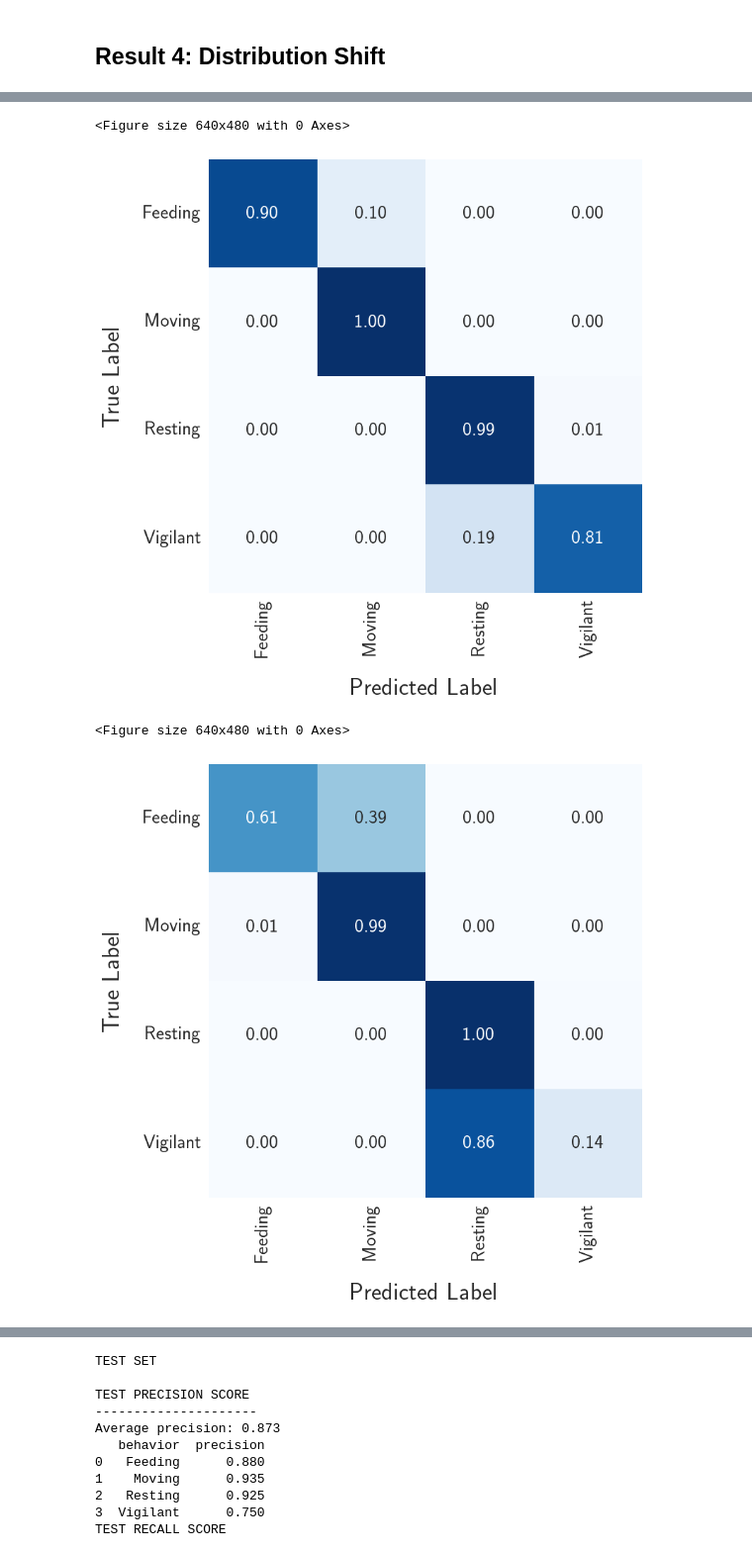
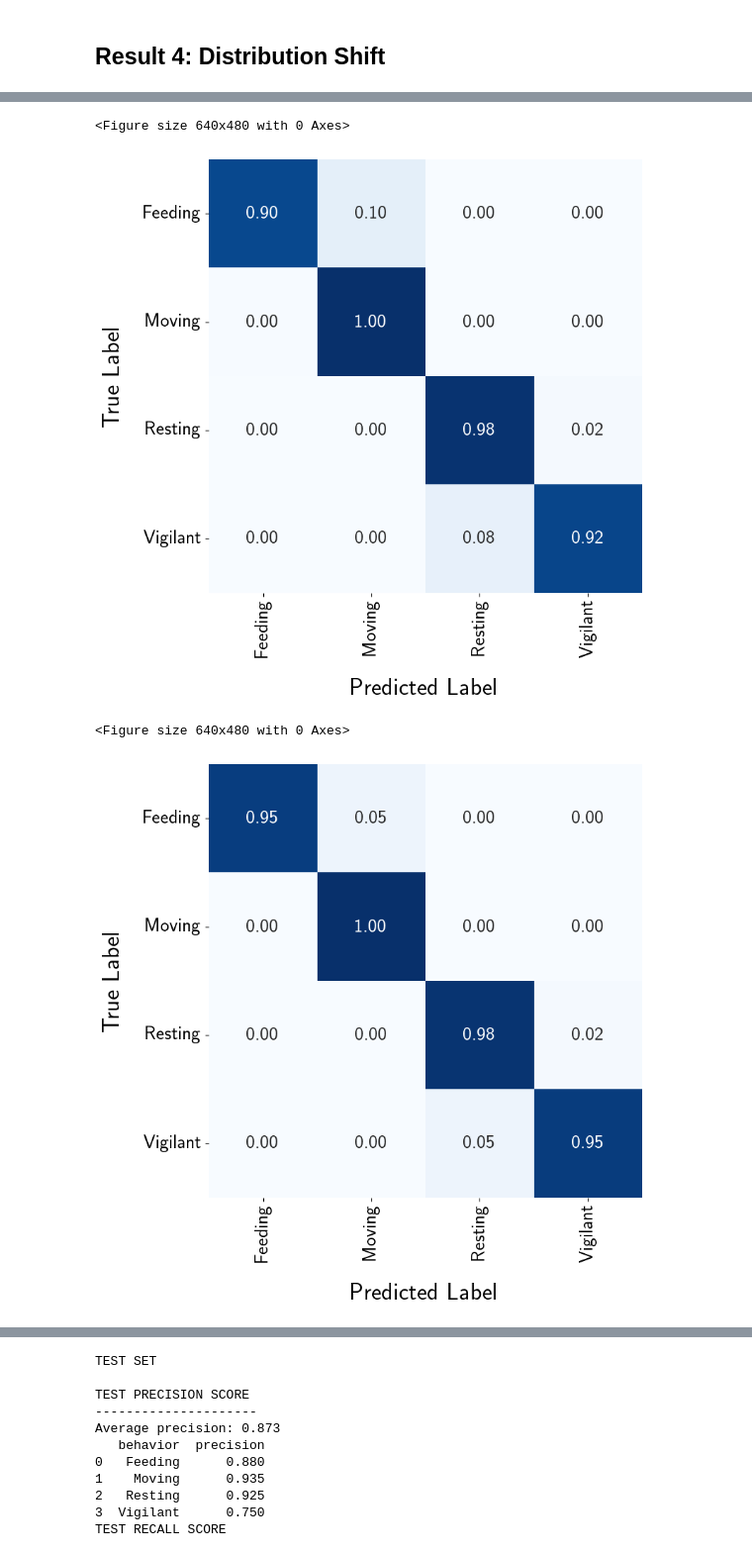
Before and after one commit to medhaaga/AWD-Biologging, a Jupyter notebook: notebooks/results.ipynb, the cells around one changed output, grey strips where cells are left out. Shown at 99% size. Cells and saved outputs as stored; diff of their text form; code cells hidden in the pictures.

Commit message:
distribution shift sim

```diff
--- a/notebooks/results.ipynb
+++ b/notebooks/results.ipynb
@@ -930,5 +1025,10 @@ args = Arguments(
     train_test_split=0.2, train_val_split=0.2, padding='repeat', theta=0.0,
     filter_type='high', cutoff_frequency=0, cutoff_order=5, normalization=0,
     match=0, min_duration=1.0, n_CNNlayers=5, n_channels=16, kernel_size=5,
-    learning_rate=0.0001, weight_decay=0.0001, num_epochs=200, alpha=0.05, verbose=0
+    learning_rate=0.0001, weight_decay=0.0001, num_epochs=100, alpha=0.05, verbose=0
 )
+
+args.experiment_name = 'test_interyear'
+args.theta= 0.8
+
+train_filter_profile, test_filter_profile = utils_data.get_exp_filter_profiles(args.experiment_name)
@@ -985,6 +1035,19 @@ Test:    (500, 3, 480)   (500,)
 # %%
-import torch.nn as nn
-import torch.optim as optim
+# train the CNN model on a fixed train set
+
+test_data_constants = get_test_data_constants(train_data_constants, 0.0)
+
+# train and test set
+X_train, y_train = generate_dataset(train_data_constants, train_class_dist, window_length, n_train, wrong_behavior=False, wrong_behavior_prob=0.4)
+X_test, y_test = generate_dataset(test_data_constants, test_class_dist, window_length, n_test)
+
+scaler = StandardScaler()
+X_train_features = compute_features(X_train)
+X_train_features = scaler.fit_transform(X_train_features)
+
+X_train, X_val, y_train, y_val = train_test_split(X_train, y_train, test_size=0.2, shuffle=True, random_state=42)
+n_timesteps, n_features, n_outputs = X_train.shape[2], X_train.shape[1], len(np.unique(y_train))
+y_train, y_val, y_test = label_encoder.transform(y_train), label_encoder.transform(y_val), label_encoder.transform(y_test)
 
 train_dataloader, val_dataloader, test_dataloader = utils_data.setup_multilabel_dataloaders(X_train, y_train, X_val, y_val, X_test, y_test, args)
 device = torch.device(f"cuda:{0}" if torch.cuda.is_available() else "cpu")
@@ -995,37 +1058,24 @@ model = create_dynamic_conv_model(n_features, n_timesteps, n_outputs,
                                         base_channels=args.n_channels,
                                         kernel_size=args.kernel_size).to(device)
 
-print("")
-print("==================================")
-print(f"Number of trainable model paramters: {sum(p.numel() for p in model.parameters() if p.requires_grad)}")
-
 # Loss function and optimizer
 criterion = nn.BCELoss()
 optimizer = optim.Adam(model.parameters(), lr=args.learning_rate, weight_decay=args.weight_decay)
 
-#########################################
 #### Training
-#########################################
-
 train_obj = train_run(model, optimizer, criterion, train_dataloader, val_dataloader, test_dataloader, args, device)
 model = train_obj['model']
 training_stats = train_obj['training_stats']
 
-model_dir = os.path.join(training_results_dir, f"theta{args.theta}")
+model_dir = training_results_dir
 os.makedirs(model_dir, exist_ok=True)
+
 torch.save(model, os.path.join(model_dir, 'model.pt'))
 json_training_stats_file = os.path.join(model_dir, 'training_stats.json')
 with open(json_training_stats_file, 'w') as f:
     json.dump(training_stats, f)
 
-
-# save true and predicted test classes along with test metadata
-np.save(os.path.join(model_dir, 'test_true_classes.npy'), train_obj['test_true_classes'])
-np.save(os.path.join(model_dir, 'test_predictions.npy'),  train_obj['test_predictions'])
-np.save(os.path.join(model_dir, 'test_scores.npy'),  train_obj['test_scores'])
-
 # save true and predicted validation classes along with val metadata
 np.save(os.path.join(model_dir, 'val_true_classes.npy'),  train_obj['val_true_classes'])
 np.save(os.path.join(model_dir, 'val_predictions.npy'),  train_obj['val_predictions'])
-np.save(os.path.join(model_dir, 'val_scores.npy'),  train_obj['val_scores'])
 # %% [output]
@@ -1053,4 +1179,6 @@ plt.show()
 # %%
+eps=0.0
+model_dir = os.path.join(training_results_dir, f"eps{eps}")
 multi_label_predictions(model_dir,
                         label_encoder,
                         split='val',
@@ -1059,14 +1187,16 @@ multi_label_predictions(model_dir,
                         plot_path=os.path.join(plots_dir, 'distribution_shift-val_confusion.pdf'))
 # %% [output]
 <Figure size 640x480 with 0 Axes>
-[figure, old version]
+[figure, new version]
 # %%
+eps=0.0
+model_dir = os.path.join(training_results_dir, f"eps{eps}")
 multi_label_predictions(model_dir,
                         label_encoder,
                         split='test',
                         plot_confusion=True,
                         return_accuracy=False,
-                        plot_path=os.path.join(plots_dir, 'distribution_shift-test_confusion.pdf'))
+                        plot_path=os.path.join(plots_dir, 'distribution_shift-test_confusion_eps0.1.pdf'))
 # %% [output]
 <Figure size 640x480 with 0 Axes>
-[figure, old version]
+[figure, new version]
```
Also changed, not shown: parts of 48 cells of this notebook, 5 other files.
